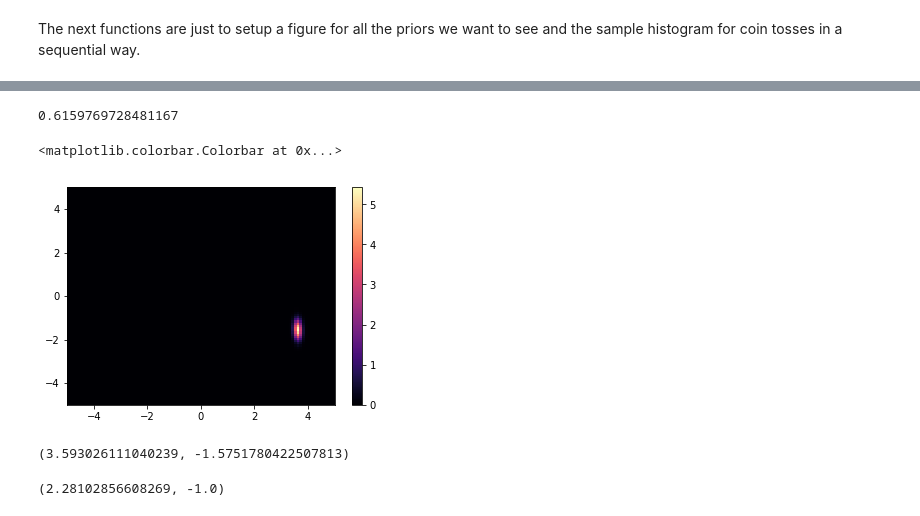
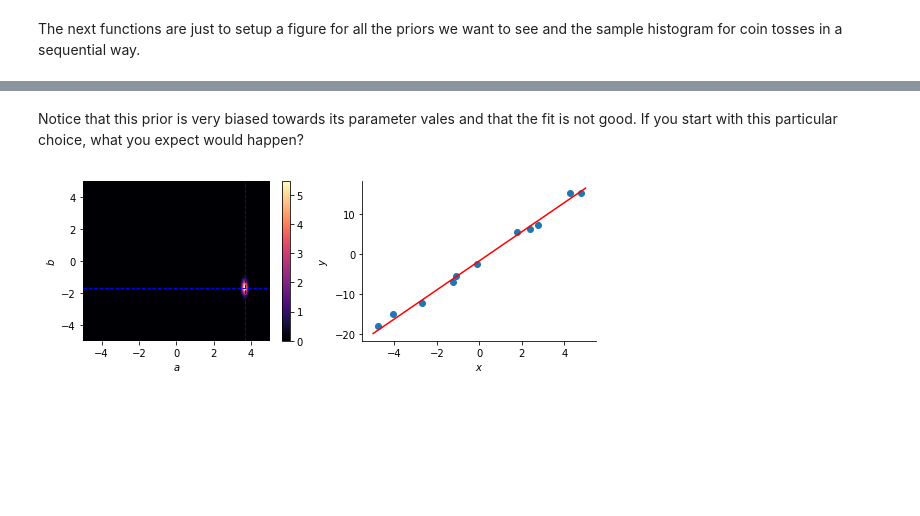
Before and after one commit to flipgthb/ai-bootcamp-2019, a Jupyter notebook: 1-Bayes-Update--Coin-Toss.ipynb, the cells around one changed output, grey strips where cells are left out. Cells and saved outputs as stored; diff of their text form; code cells hidden in the pictures; blank space fills up the shorter version.

```diff
--- a/1-Bayes-Update--Coin-Toss.ipynb
+++ b/1-Bayes-Update--Coin-Toss.ipynb
@@ -208,3 +209,5 @@ plot_p_and_line(q,0,0,data)
+# %% [markdown]
+Notice that this prior is very biased towards its parameter vales and that the fit is not good. If you start with this particular choice, what you expect would happen?
 # %%
 def line_bayes(x,y,prior,likelihood):
     def likelihood_times_prior(a,b):
@@ -232,13 +236,6 @@ def data_likelihood(x,y,a,b):
 # %%
 p = line_bayes(x,y,q,data_likelihood)
+hat_a, hat_b = means(p)
+_=plot_p_and_line(p, hat_a, hat_b, data)
+# %% [output]
+[figure, added]
-# %%
-p(3.5,-1)
-# %% [output]
-0.6159769728481167
-# %%
-zz = np.linspace(-5,5,101,endpoint=True)
-plt.pcolormesh(zz,zz,p(zz,zz[:,None]),cmap='magma')
-plt.colorbar()
-# %% [output]
-<matplotlib.colorbar.Colorbar at 0x...>
-[figure, removed]
@@ -247,8 +241,0 @@ hat_a, hat_b = means(p)
-# %%
-hat_a, hat_b
-# %% [output]
-(3.593026111040239, -1.5751780422507813)
-# %%
-hat_a/abs(hat_b), hat_b/abs(hat_b)
-# %% [output]
-(2.28102856608269, -1.0)
```
Also changed, not shown: parts of 13 cells of this notebook, 1 other file.
